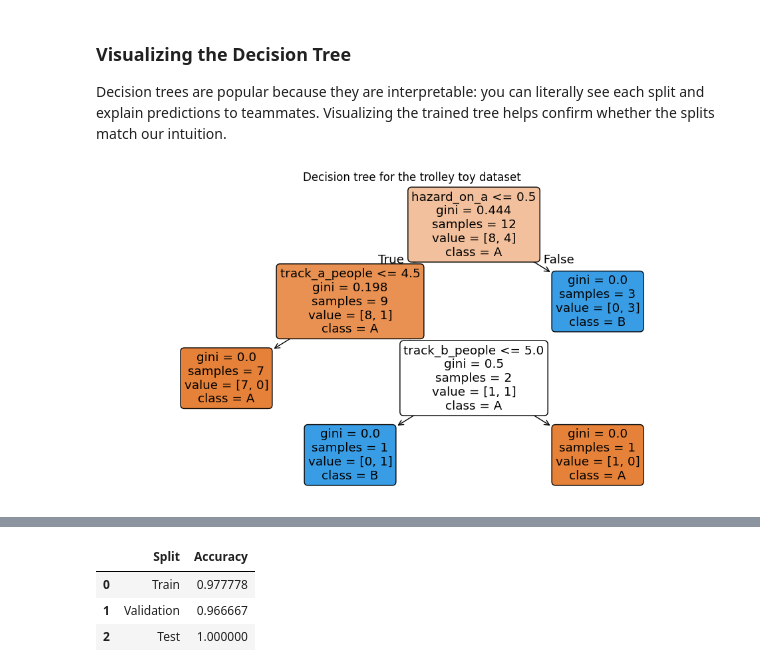
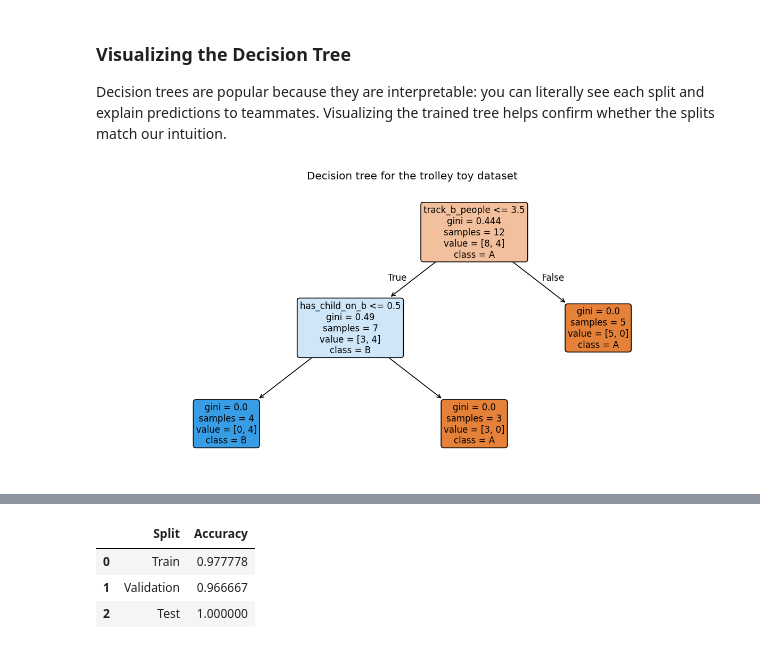
Before and after one commit to uf-bme/BME6938-Spring-2026, a Jupyter notebook: lessons/04-supervised-ml/04-supervised-ML.ipynb, the cells around one changed output, grey strips where cells are left out. Cells and saved outputs as stored; diff of their text form; code cells hidden in the pictures.

```diff
--- a/lessons/04-supervised-ml/04-supervised-ML.ipynb
+++ b/lessons/04-supervised-ml/04-supervised-ML.ipynb
@@ -293,15 +130,0 @@ Decision trees evaluate many possible questions (feature splits) and pick the on
-# %%
-def hand_built_tree(row):
-    """Mimic a tiny decision tree using simple if/else rules."""
-    if row["track_a_people"] < row["track_b_people"]:
-        return "A"
-    if row["has_child_on_b"] == 1:
-        return "A"
-    if row["hazard_on_a"] == 1:
-        return "B"
-    return "B"
-
-df["rule_pred"] = df.apply(hand_built_tree, axis=1)
-rule_accuracy = (df["rule_pred"] == df["choice"]).mean()
-print(f"Rule accuracy on the dataset: {rule_accuracy:.2f}")
-df[["scenario_id", "choice", "rule_pred"]]
@@ -326,0 +131,19 @@ Rule accuracy on the dataset: 1.00
+# %%
+# Create your function below:
+def choose_path(people_a, people_b, child_on_a=False, child_on_b=False):
+    adjusted_a = people_a + (2 if child_on_a else 0)
+    adjusted_b = people_b + (1 if child_on_b else 0)
+    return "A" if adjusted_a <= adjusted_b else "B"
+
+def hand_built_tree(row):
+    return choose_path(
+        people_a=row["track_a_people"],
+        people_b=row["track_b_people"],
+        child_on_a=row["has_child_on_b"],
+        child_on_b=row["has_doctor_on_a"],
+    )
+
+df["rule_pred"] = df.apply(hand_built_tree, axis=1)
+rule_accuracy = (df["rule_pred"] == df["choice"]).mean()
+print(f"Rule accuracy on the dataset: {rule_accuracy:.2f}")
+df[["scenario_id", "choice", "rule_pred"]]
@@ -344,8 +186,7 @@ feature_cols = [
     "track_a_people",
     "track_b_people",
     "has_child_on_b",
-    "has_doctor_on_a",
-    "hazard_on_a"
+    "has_doctor_on_a"
 ]
 X = df[feature_cols]
 y = df["choice"]
@@ -427,16 +268,18 @@ Decision trees are popular because they are interpretable: you can literally see
 # %%
 import matplotlib.pyplot as plt
 from sklearn import tree
 
-plt.figure(figsize=(12, 6))
+plt.figure(figsize=(10, 5), dpi=120)
 tree.plot_tree(
     trolley_tree,
     feature_names=feature_cols,
     class_names=trolley_tree.classes_,
     filled=True,
-    rounded=True
+    rounded=True,
+    fontsize=10
 )
 plt.title("Decision tree for the trolley toy dataset")
+plt.tight_layout()
 plt.show()
 # %% [output]
-[figure, old version]
+[figure, new version]
```
Also changed, not shown: parts of 16 cells of this notebook, 5 other files.
